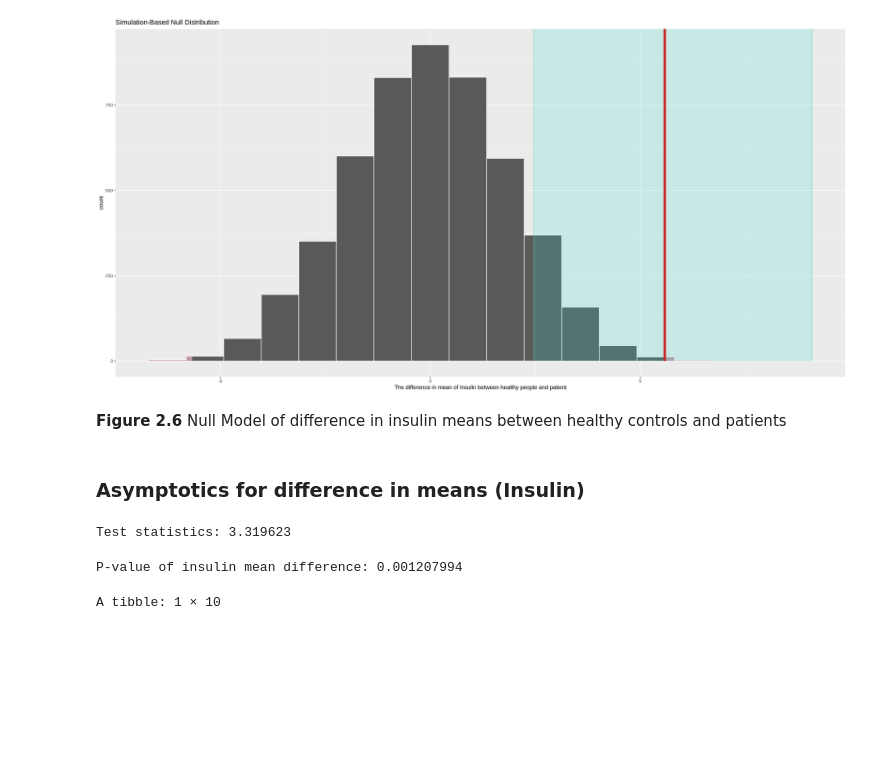
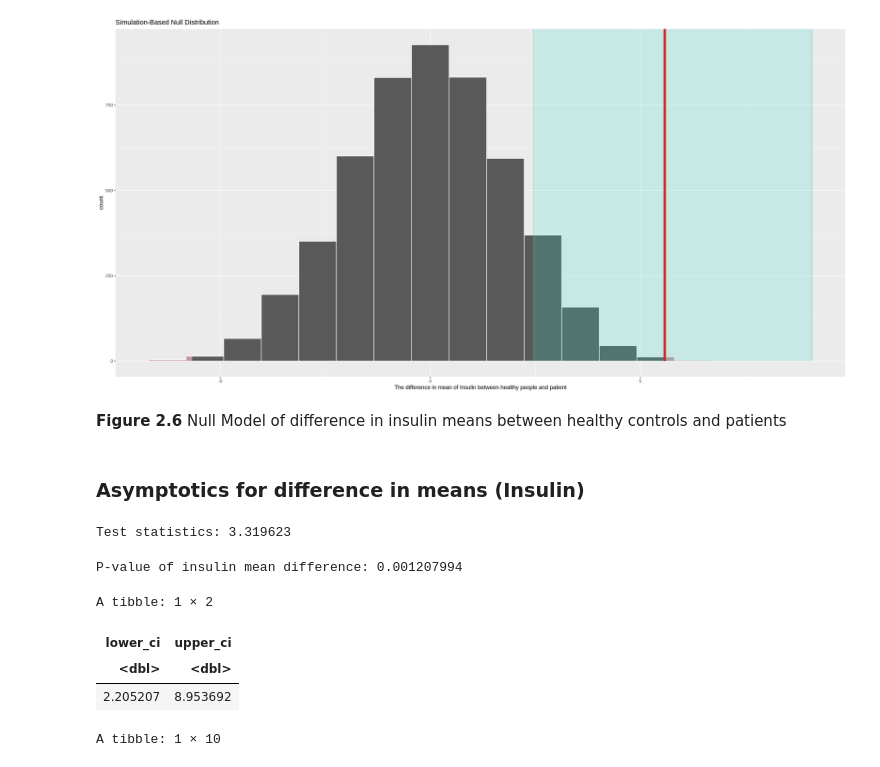
Before and after one commit to cpan0/breast-cancer-coimbra-dataset, a Jupyter notebook: final-report.ipynb, the cells around one changed output. Saved outputs shown, nothing was run; the diff lists cells and outputs as text; code cells hidden in the pictures; blank space fills up the shorter version.

```diff
--- a/final-report.ipynb
+++ b/final-report.ipynb
@@ -370,6 +370,14 @@ p_insulin_a_mean <- 2 * pt(t_i, df = nrow(cancer)-1, lower.tail = FALSE)
 cat("P-value of insulin mean difference:", p_insulin_a_mean)
 # %% [output]
 P-value of insulin mean difference: 0.001207994
+# %%
+(ci_insulin_a <- tibble(lower_ci = mean2_i - mean1_i + qt(0.025, df = n1_i-1) * sqrt(sd2_i^2/n2_i + sd1_i^2/n1_i),
+                        upper_ci = mean2_i - mean1_i + qt(0.975, df = n1_i-1) * sqrt(sd2_i^2/n2_i + sd1_i^2/n1_i)))
+# %% [output]
+A tibble: 1 × 2
+| lower_ci | upper_ci |
+| <dbl> | <dbl> |
+| 2.205207 | 8.953692 |
 # %%
 Insulin_t.test <-
     tidy(
```
Also changed, not shown: parts of 1 cell of this notebook.
